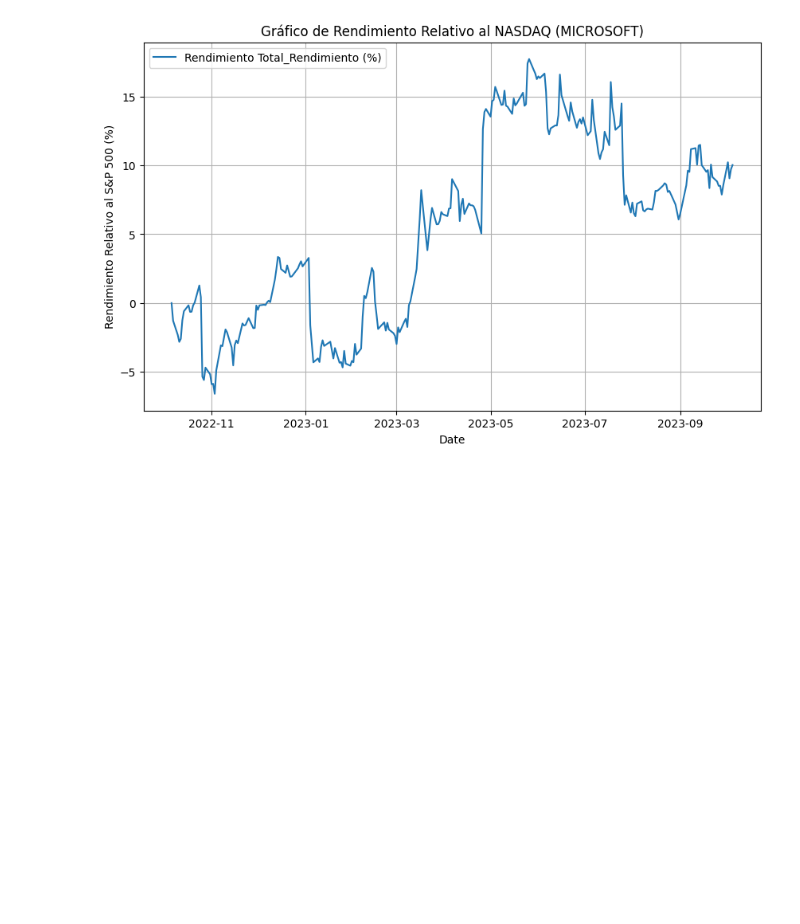
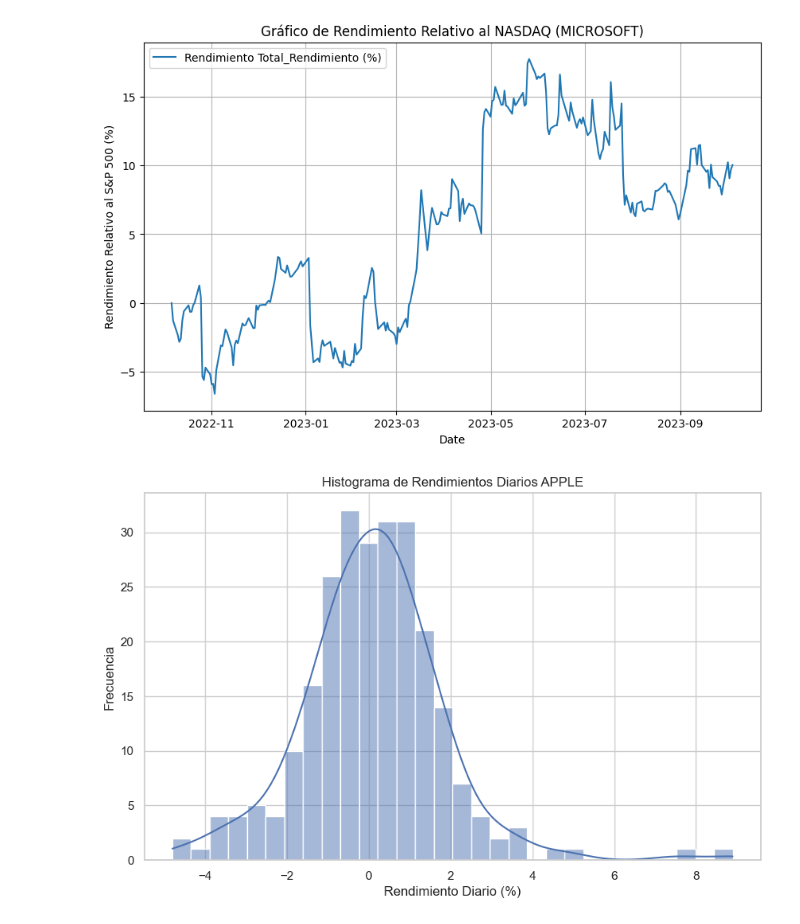
Before and after one commit to mateofrancop/EconoCity-Pereira, a Jupyter notebook: Financial_proyect/Analysis.ipynb, the cells around one changed output. Drawn from its saved outputs; the diff is of its cells as text; code cells hidden in the pictures; blank space fills up the shorter version.

```diff
--- a/Financial_proyect/Analysis.ipynb
+++ b/Financial_proyect/Analysis.ipynb
@@ -307,3 +307,26 @@ plt.legend()
 plt.show()
 # %% [output]
 [figure]
+# %%
+# Calcula el rendimiento diario en porcentaje para la columna de cierre del activo financiero
+df["Rendimiento Diario (%)"] = ((df["APPLE"] / df["APPLE"].shift(1)) - 1) * 100
+
+# Configura el estilo de Seaborn (opcional)
+sns.set(style="whitegrid")
+
+# Configura el tamaño de la figura
+plt.figure(figsize=(10, 6))
+
+# Crea un histograma de los rendimientos diarios con Seaborn
+sns.histplot(data=df, x="Rendimiento Diario (%)", bins=30, kde=True)
+
+# Personaliza el gráfico
+plt.xlabel("Rendimiento Diario (%)")
+plt.ylabel("Frecuencia")
+plt.title("Histograma de Rendimientos Diarios APPLE")
+plt.grid(True)
+
+# Muestra el gráfico
+plt.show()
+# %% [output]
+[figure, added]
```
